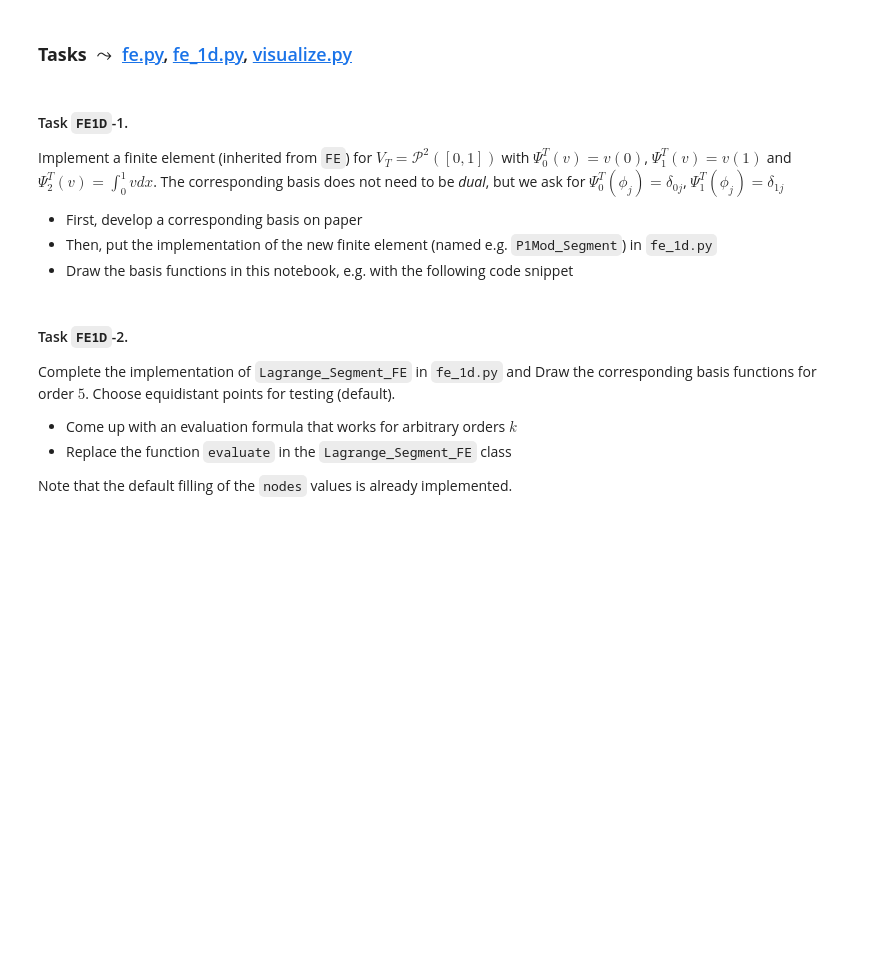
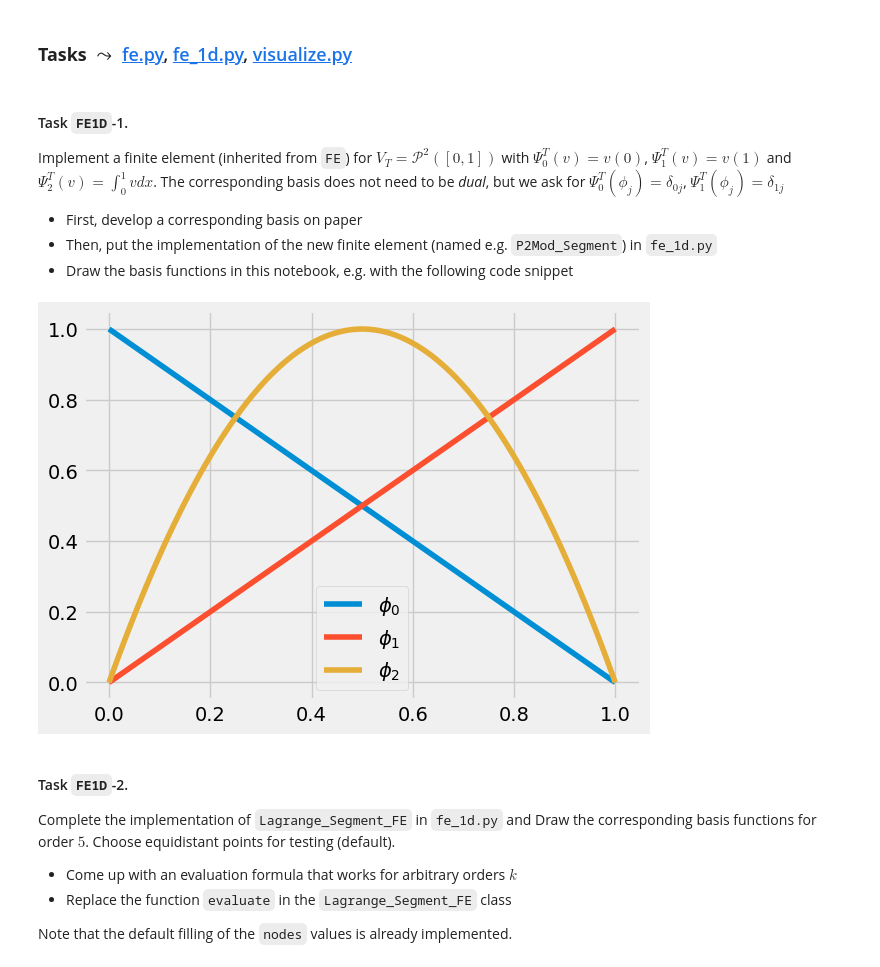
Before and after one commit to ilyagutkin/Bachelorarbeit-Rechenpraktikum-ilyagutkin, a Jupyter notebook: lectures/fe.ipynb, the cells around one changed output. Cells and saved outputs as stored; diff of their text form; code cells hidden in the pictures; blank space fills up the shorter version.

```diff
--- a/lectures/fe.ipynb
+++ b/lectures/fe.ipynb
@@ -88,12 +91,14 @@ $\leadsto$ different dual basis:
 Implement a finite element (inherited from `FE`) for $V_T = \mathcal{P}^2([0,1])$ with $\Psi^T_0(v)=v(0)$, $\Psi^T_1(v)=v(1)$ and $\Psi^T_2(v)=\int_0^1 v dx$.
 The corresponding basis does not need to be *dual*, but we ask for $\Psi^T_0(\phi_j)=\delta_{0j}$, $\Psi^T_1(\phi_j)=\delta_{1j}$
 * First, develop a corresponding basis on paper
-* Then, put the implementation of the new finite element (named e.g. `P1Mod_Segment`) in `fe_1d.py`
+* Then, put the implementation of the new finite element (named e.g. `P2Mod_Segment`) in `fe_1d.py`
 * Draw the basis functions in this notebook, e.g. with the following code snippet
 # %%
-from methodsnm.fe_1d import P1Mod_Segment_FE
-p1m = P1Mod_Segment_FE()
-DrawSegmentFE(p1m)
+from methodsnm.fe_1d import P2_Segment_FE
+p2 = P2_Segment_FE()
+DrawSegmentFE(p2)
+# %% [output]
+[figure, added]
 # %% [markdown]
 #### Task `FE1D`-2.
 Complete the implementation of `Lagrange_Segment_FE` in `fe_1d.py` and Draw the corresponding basis functions for order $5$. Choose equidistant points for testing (default).
```
Also changed, not shown: parts of 3 cells of this notebook, 2 other files.
